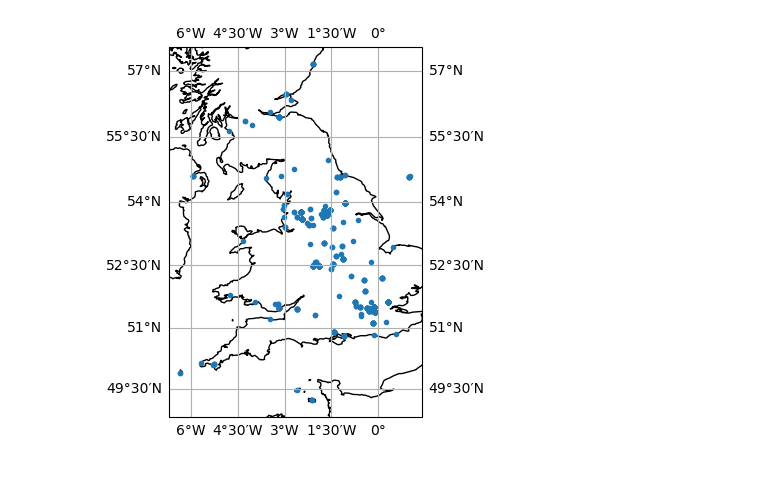
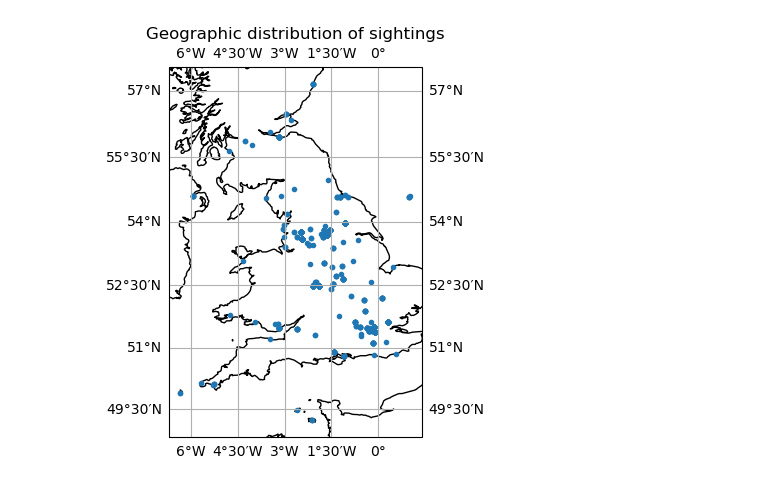
Before and after one commit to EmmaAlexander/mphys-moon, a Jupyter notebook: Code/moon_sightings_visualisation.ipynb, the cells around one changed output. Saved outputs shown, nothing was run; the diff lists cells and outputs as text; code cells hidden in the pictures.

```diff
--- a/Code/moon_sightings_visualisation.ipynb
+++ b/Code/moon_sightings_visualisation.ipynb
@@ -9,12 +9,13 @@ data = pd.read_csv(data_file)
 # %%
 x = data["Longitude"]
 y= data["Latitude"]
 
 crs = ccrs.Miller()
 ax = plt.axes(projection=crs)
 ax.coastlines()
 ax.gridlines(draw_labels=True, dms=True, x_inline=False, y_inline=False)
 ax.plot(x,y,".",transform=ccrs.PlateCarree())
+ax.set_title("Geographic distribution of sightings")
 plt.show()
 # %% [output]
-[figure, old version]
+[figure, new version]
```
Also changed, not shown: parts of 2 cells of this notebook, 4 other files.
